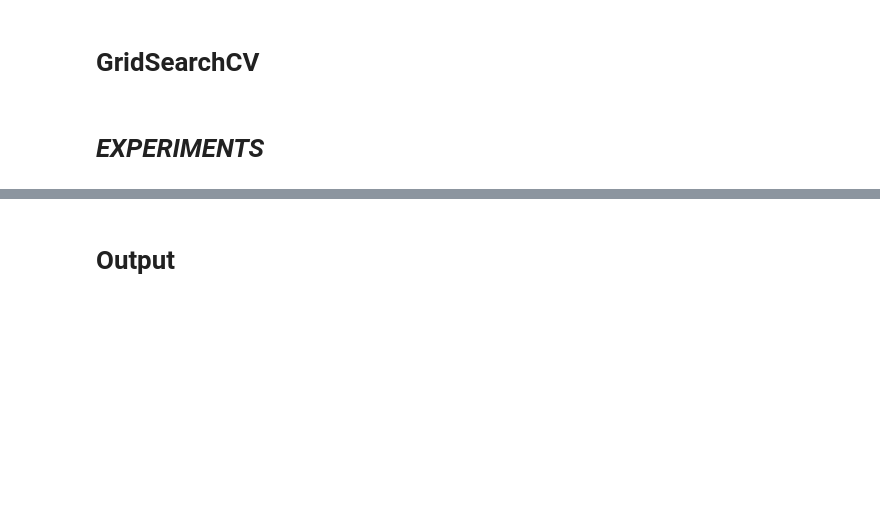
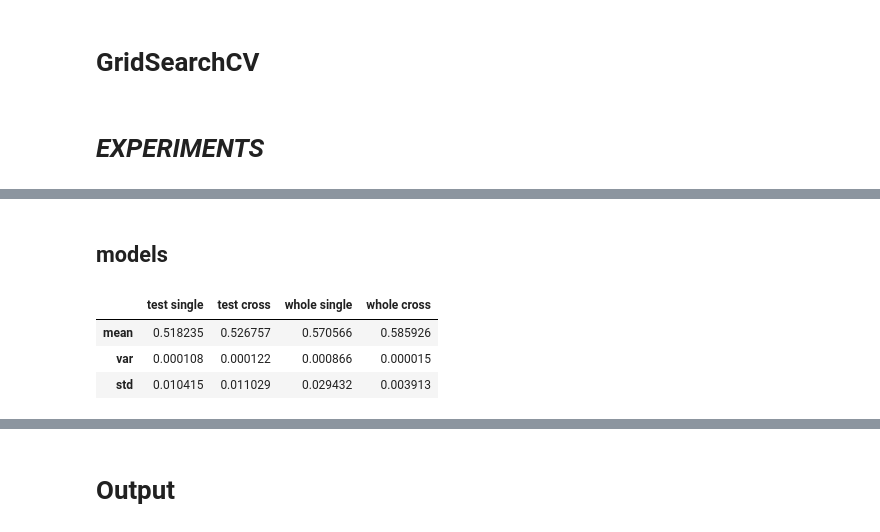
Before and after one commit to j2cry/gb_ds1_real_predict, a Jupyter notebook: MirzoianPeter_solution.ipynb, the cells around one changed output, grey strips where cells are left out. Cells and saved outputs as stored; diff of their text form; code cells hidden in the pictures; blank space fills up the shorter version.

```diff
--- a/MirzoianPeter_solution.ipynb
+++ b/MirzoianPeter_solution.ipynb
@@ -1006,21 +1060,32 @@ def make_model(**params):
 # %%
-# Different random-state validation
-def diff_seed_validation(**params):
+# Set `model_rs` if need to train model with different random-states splitting and whole train data validation
+# Set `split_rs` if need to Ttain models with different modeling random-states and whole train data validation
+def validation(**params):
   count = params.pop('count', 10)
-  cols = ['single', 'cross']
+  model_rs = params.pop('model_rs', None)
+  split_rs = params.pop('split_rs', None)
+
+  cols = ['test single', 'test cross', 'whole single', 'whole cross']
   valid = pd.DataFrame(columns=cols)
   rng = np.random.default_rng()
   for i in range(count):
     rs = rng.integers(1000, endpoint=True)
-    model = make_model(random_state=rs,
+    model = make_model(model_rs=model_rs if model_rs else rs,
+                       split_rs=split_rs if split_rs else rs,
                        silent=True,
                        **params)
 
-    valid = valid.append(pd.Series(make_model.f1_test_final, index=cols, name=str(rs)))
-    # print(rs, make_model.f1_test_final)
+    valid = valid.append(pd.Series((*make_model.f1_test, *make_model.f1_whole), index=cols, name=str(rs)))
 
-  valid = valid.append(pd.Series((valid['single'].mean(), valid['cross'].mean()), index=cols, name='mean'))
-  print(valid)
+  valid['delta single'] = valid['whole single'] - valid['test single']
+  valid['delta cross'] = valid['whole cross'] - valid['test cross']
+
+  setattr(validation, 'samples', valid)
+  stat = pd.DataFrame(columns=cols)
+  stat = stat.append(pd.Series(valid.mean(), index=cols, name='mean'))
+  stat = stat.append(pd.Series(valid.var(), index=cols, name='var'))
+  stat = stat.append(pd.Series(valid.std(), index=cols, name='std'))
+  return stat
 # %% [markdown]
 # **GridSearchCV**
 # %%
@@ -1104,0 +1196,21 @@ def diff_seed_validation(**params):
+# %% [markdown]
+## models
+# %%
+# проверка моделирования: D -> 0, чем ниже дисперсия, тем стабильнее обучение модели при текущих параметрах моделирования (фичи и гиперпараметры)
+dmv = validation(count=8,
+                 mode='both',
+                 folds=3,
+                 features=features,
+                 balance=0.001,
+                 cvfrac=0.2,
+                 split_rs=11,
+                 learning_rate=0.025,
+                 max_depth=4,
+                 n_estimators=300
+                 )
+dmv
+# %% [output]
+|  | test single | test cross | whole single | whole cross |
+| mean | 0.518235 | 0.526757 | 0.570566 | 0.585926 |
+| var | 0.000108 | 0.000122 | 0.000866 | 0.000015 |
+| std | 0.010415 | 0.011029 | 0.029432 | 0.003913 |
```
Also changed, not shown: parts of 42 cells of this notebook.
